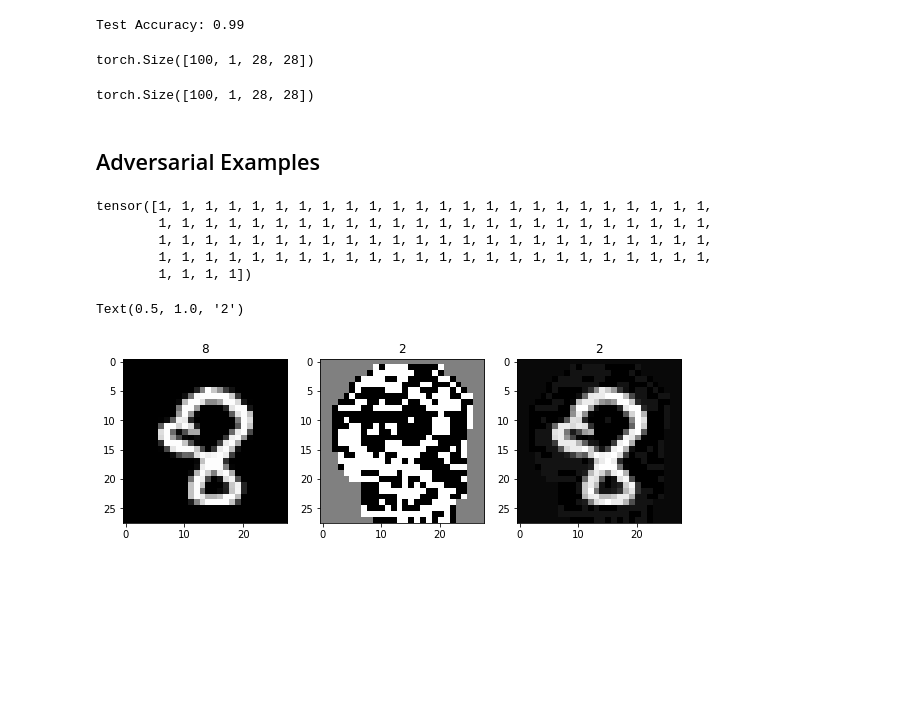
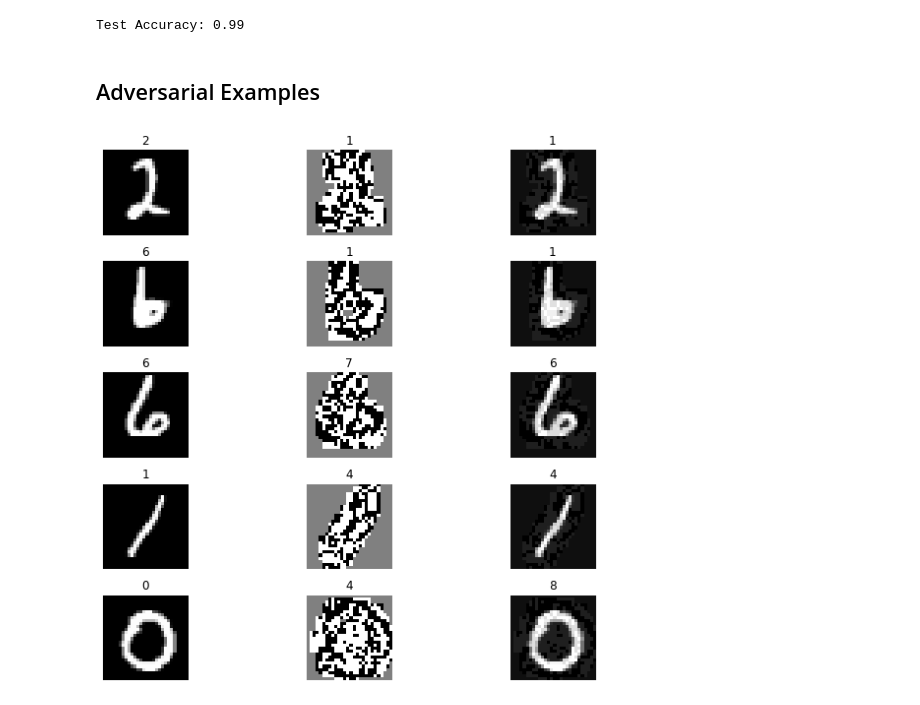
Before and after one commit to Cambridge-Uni-MLMI-Advanced-ML-21-22-G7/Explaining-and-Harnessing-Adversarial-Examples, a Jupyter notebook: pytorch_mnist.ipynb, the cells around one changed output. Cells and saved outputs as stored; diff of their text form; code cells hidden in the pictures; blank space fills up the shorter version.

Commit message:
Further tweaks to generating examples

```diff
--- a/pytorch_mnist.ipynb
+++ b/pytorch_mnist.ipynb
@@ -178,13 +178,5 @@ for inputs, labels in test_loader:
 print(f'Test Accuracy: {accuracy:.2f}')
 # %% [output]
 Test Accuracy: 0.99
-# %%
-inputs.shape
-# %% [output]
-torch.Size([100, 1, 28, 28])
-# %%
-b_x.shape
-# %% [output]
-torch.Size([100, 1, 28, 28])
 # %% [markdown]
 ## Adversarial Examples
@@ -192,0 +183,31 @@ train_image_grads = np.sign(b_x.grad)
+# %%
+cnn.eval()
+
+epsilon = 0.07
+
+orig_preds = torch.max(cnn(b_x.data), 1).indices
+grad_preds = torch.max(cnn(np.sign(b_x.grad.sign())), 1).indices
+adv_preds = torch.max(cnn(b_x.data + epsilon*np.sign(b_x.grad)), 1).indices
+# %%
+example_start_ind = 0
+n_examples = 5
+fig, ax = plt.subplots(n_examples, 3, figsize=(10, 8))
+for i, j in enumerate(range(example_start_ind, example_start_ind+n_examples)):
+    orig_img = b_x.data[j, :, :, :].squeeze()
+    grad_img = (b_x.grad.sign())[j, :, :, :].squeeze()
+    adv_img = orig_img + epsilon*grad_img
+
+    ax[i,0].imshow(orig_img, cmap="gray")
+    ax[i,0].set_title(orig_preds[j].item())
+    ax[i,0].axis('off')
+
+    ax[i,1].imshow(grad_img, cmap="gray")
+    ax[i,1].set_title(grad_preds[j].item())
+    ax[i,1].axis('off')
+
+    ax[i,2].imshow(adv_img, cmap="gray")
+    ax[i,2].set_title(adv_preds[j].item())
+    ax[i,2].axis('off')
+fig.tight_layout()
+# %% [output]
+[figure, added]
@@ -193,34 +223,4 @@ train_image_grads = np.sign(b_x.grad)
 # %%
-test_output = cnn(b_x.grad)
-pred_y = torch.max(test_output, 1).indices
-pred_y
+# test_output = cnn(b_x.grad.sign())
+# pred_y = torch.max(test_output, 1).indices
+# pred_y
-# %% [output]
-tensor([1, 1, 1, 1, 1, 1, 1, 1, 1, 1, 1, 1, 1, 1, 1, 1, 1, 1, 1, 1, 1, 1, 1, 1,
-        1, 1, 1, 1, 1, 1, 1, 1, 1, 1, 1, 1, 1, 1, 1, 1, 1, 1, 1, 1, 1, 1, 1, 1,
-        1, 1, 1, 1, 1, 1, 1, 1, 1, 1, 1, 1, 1, 1, 1, 1, 1, 1, 1, 1, 1, 1, 1, 1,
-        1, 1, 1, 1, 1, 1, 1, 1, 1, 1, 1, 1, 1, 1, 1, 1, 1, 1, 1, 1, 1, 1, 1, 1,
-        1, 1, 1, 1])
-# %%
-epsilon = 0.04
-sample_img_ind = 0
-fig, ax = plt.subplots(1, 3, figsize=(10, 8))
-
-orig_preds = torch.max(cnn(b_x.data), 1).indices
-grad_preds = torch.max(cnn(np.sign(b_x.grad.sign())), 1).indices
-adv_preds = torch.max(cnn(b_x.data + epsilon*np.sign(b_x.grad)), 1).indices
-
-orig_img = b_x.data[sample_img_ind, :, :, :].squeeze()
-grad_img = (b_x.grad.sign())[sample_img_ind, :, :, :].squeeze()
-adv_img = orig_img + epsilon*grad_img
-
-ax[0].imshow(orig_img, cmap="gray")
-ax[0].set_title(orig_preds[sample_img_ind].item())
-
-ax[1].imshow(grad_img, cmap="gray")
-ax[1].set_title(grad_preds[sample_img_ind].item())
-
-ax[2].imshow(adv_img, cmap="gray")
-ax[2].set_title(adv_preds[sample_img_ind].item())
-# %% [output]
-Text(0.5, 1.0, '2')
-[figure, removed]
```
Also changed, not shown: parts of 4 cells of this notebook.
